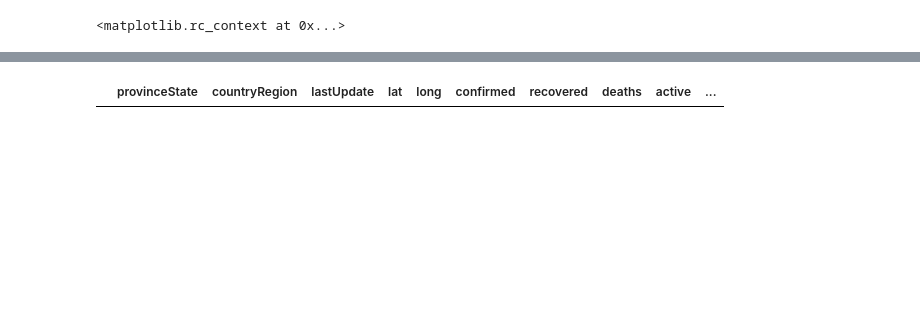
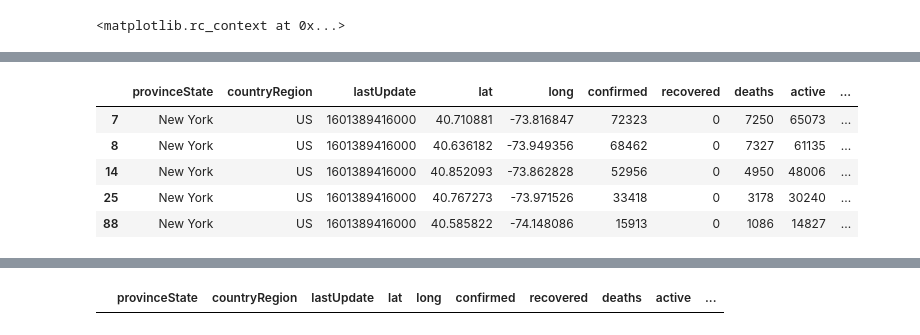
Before and after one commit to mimiflynn/covid-data, a Jupyter notebook: covid_jhu_csse.ipynb, the cells around one changed output, grey strips where cells are left out. Drawn from its saved outputs; the diff is of its cells as text; code cells hidden in the pictures; blank space fills up the shorter version.

```diff
--- a/covid_jhu_csse.ipynb
+++ b/covid_jhu_csse.ipynb
@@ -108,11 +107,19 @@ def us_details():
 us_details()
 
 ny = us.loc[us['provinceState'] == 'New York']
-nyc = ny.loc[ny['admin2'] == 'New York City']
+nyc = ny.loc[(ny['admin2'] == 'Queens') | (ny['admin2'] == 'Kings') | (ny['admin2'] == 'New York') | (ny['admin2'] == 'Bronx') | (ny['admin2'] == 'Richmond')]
+nyc_confirmed = nyc['confirmed'].sum()
+nyc_deaths = nyc['deaths'].sum()
+# from https://www.census.gov/quickfacts/newyorkcitynewyork
+nyc_population = 8336817
+
+nyc_confirmed_perc_of_pop = (nyc_confirmed/nyc_population) * 100
+nyc_deaths_perc_of_confirmed = (nyc_deaths/nyc_confirmed) * 100
+
 print('New York City Confirmed')
-print(nyc['confirmed'].sum())
+print('{0} ({1}% of population)'.format(nyc_confirmed, nyc_confirmed_perc_of_pop))
 print('New York City Deaths')
-print(nyc['deaths'].sum())
+print(nyc_deaths)
 print('')
 
 # create a dataframe of all comfirmed cases
@@ -146,3 +168,12 @@ Philippines Deaths
+# %%
+nyc
+# %% [output]
+|  | provinceState | countryRegion | lastUpdate | lat | long | confirmed | recovered | deaths | active | ... |
+| 7 | New York | US | 1601389416000 | 40.710881 | -73.816847 | 72323 | 0 | 7250 | 65073 | ... |
+| 8 | New York | US | 1601389416000 | 40.636182 | -73.949356 | 68462 | 0 | 7327 | 61135 | ... |
+| 14 | New York | US | 1601389416000 | 40.852093 | -73.862828 | 52956 | 0 | 4950 | 48006 | ... |
+| 25 | New York | US | 1601389416000 | 40.767273 | -73.971526 | 33418 | 0 | 3178 | 30240 | ... |
+| 88 | New York | US | 1601389416000 | 40.585822 | -74.148086 | 15913 | 0 | 1086 | 14827 | ... |
 # %%
 for i in states:
     state_details(i)
```
Also changed, not shown: parts of 12 cells of this notebook.
